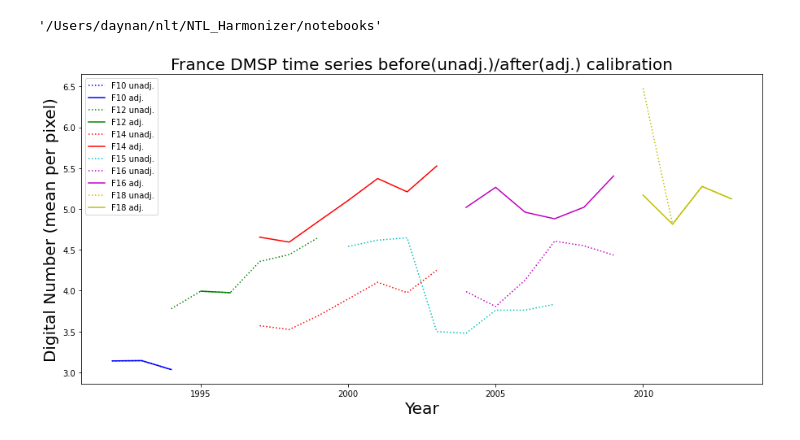
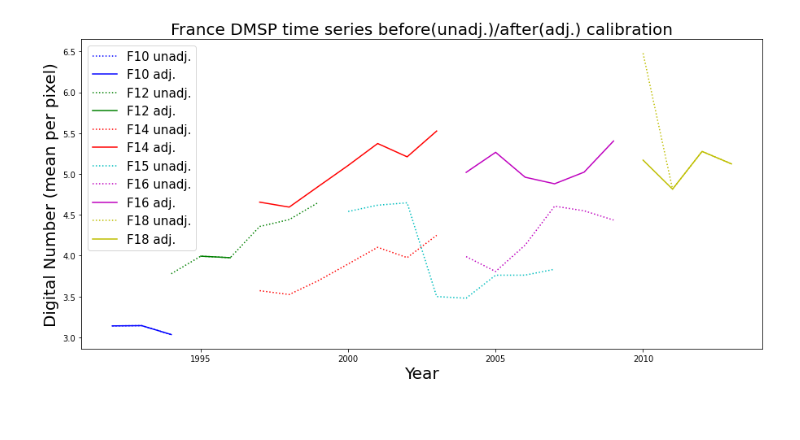
Before and after one commit to worldbank/NTL_Harmonizer, a Jupyter notebook: notebooks/paper_figures.ipynb, the cells around one changed output. Saved outputs shown, nothing was run; the diff lists cells and outputs as text; code cells hidden in the pictures.

Commit message:
final plots, etc

```diff
--- a/notebooks/paper_figures.ipynb
+++ b/notebooks/paper_figures.ipynb
@@ -5,32 +5,29 @@ from harmonizer.diagnostics import get_series, get_yr_from_path
 import matplotlib.pyplot as plt
 import seaborn as sns
 from cycler import cycler
+import numpy as np
 
 
-DMSP_RAW = Path(DATA, "FranceDMSPraw")
-DMSP_OUT = Path(ROOT, "output", "franceXGB")
-FIGS_OUT = Path("/Users/daynan/nlt/dmsp-viirs-intercalibration/paper/figures")
+DMSP_RAW = Path(DATA, "france_rawDMSP")
+DMSP_OUT = Path(ROOT, "output", "gadm36_FRA_0__XGB")
+FIGS_OUT = Path(ROOT, "paper","figures")
-# %%
-pwd
-# %% [output]
-'/Users/daynan/nlt/NTL_Harmonizer/notebooks'
 # %%
-fig, ax = plt.subplots(1, figsize=(15,7))
+fig, ax = plt.subplots(1, figsize=(15, 7))
 for sat, clr in zip(["F10","F12","F14","F15","F16","F18"],'bgrcmy'):
     dmsp = sorted(list(DMSP_RAW.glob(f"*{sat}*.tif")))
     dmspyrs = [get_yr_from_path(i) for i in dmsp]
     dmsp_cal = [f for f in DMSP_OUT.glob("*.tif") for d in dmsp if d.name in str(f)]
     dmspcalyrs = [get_yr_from_path(i) for i in dmsp_cal]
     dmsp = get_series(dmsp, np.nanmean, thresh=0)
     dmsp_cal = get_series(dmsp_cal, np.nanmean, thresh=0)
     sns.lineplot(x=dmspyrs, y=dmsp, color=clr, ls=":", label=f"{sat} unadj.", ax=ax)
     sns.lineplot(x=dmspcalyrs, y=dmsp_cal, color=clr, label=f"{sat} adj.", ax=ax)
-plt.legend()
+plt.legend(fontsize=15)
 plt.xlabel("Year",fontsize=20)
 plt.ylabel("Digital Number (mean per pixel)", fontsize=20)
 plt.title("France DMSP time series before(unadj.)/after(adj.) calibration", fontsize=20);
 plt.savefig(Path(FIGS_OUT,"DMSPcalib.png"))
 #     dmspraw = get_series(dmsp, np.nanmean, thresh=1)
 #     dmspcal = get_series(dmsp_cal, np.nanmean, thresh=1)
 # %% [output]
-[figure, old version]
+[figure, new version]
```
Also changed, not shown: parts of 2 cells of this notebook, 3 other files.
